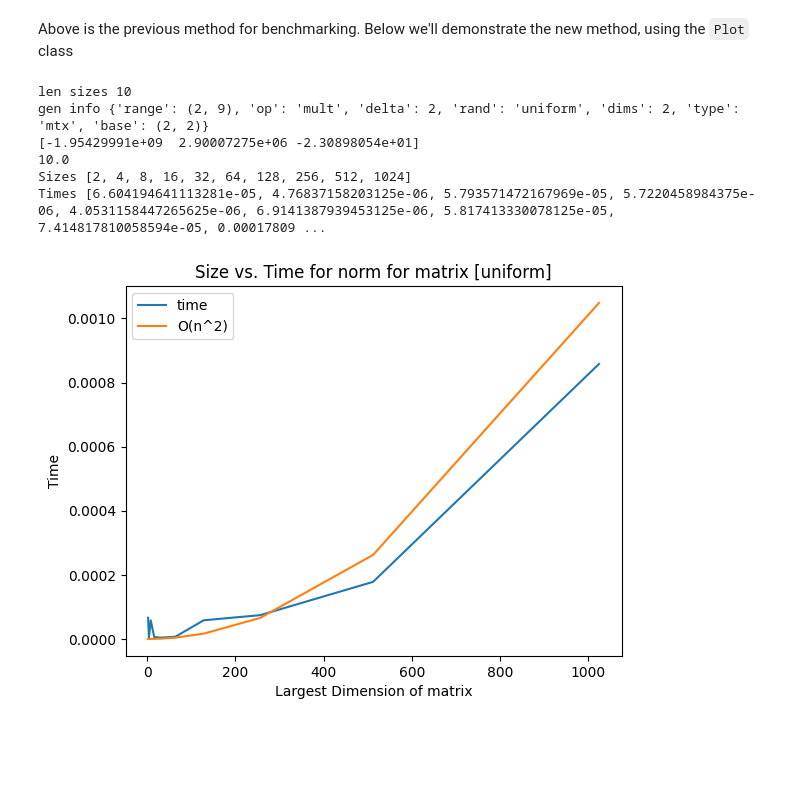
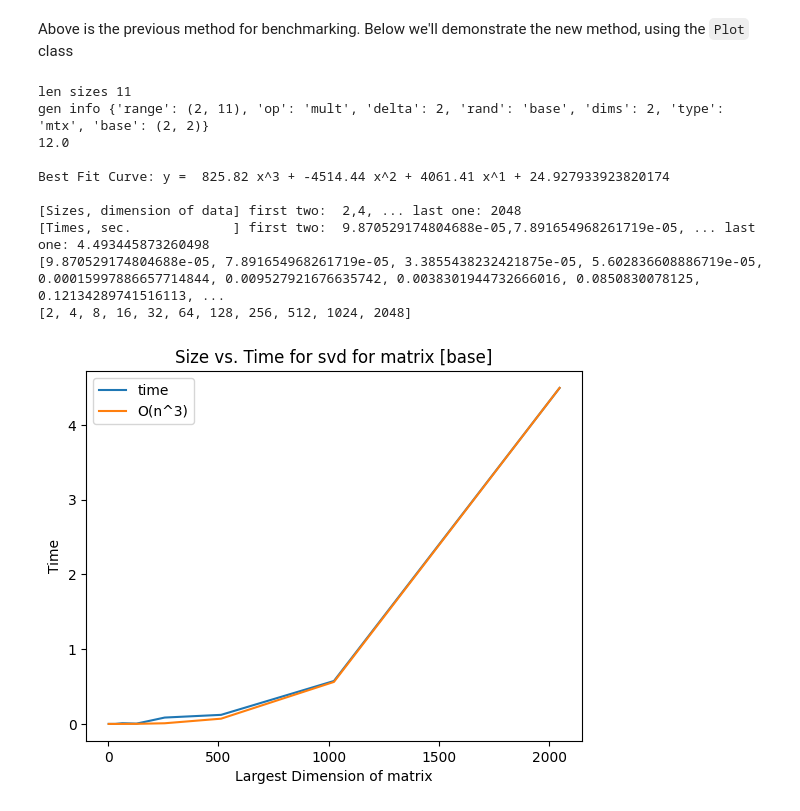
Before and after one commit to DolevArtzi/algsforbigdata, a Jupyter notebook: regression_testing.ipynb, the cells around one changed output. Saved outputs shown, nothing was run; the diff lists cells and outputs as text; code cells hidden in the pictures; blank space fills up the shorter version.

Commit message:
add normalized theoretical times, works I think

```diff
--- a/regression_testing.ipynb
+++ b/regression_testing.ipynb
@@ -114,29 +116,42 @@ P.benchmark_np(np.mean,
 import numpy as np
 from plot import Plot
 P = Plot()
-dims = 2
+dims = 1
 P.benchmark_np(np.linalg.norm,
-               type_='sqmtx',
-               gen_info={'range':(2,9),'dims':dims,'rand':'uniform'},
+               type_='vec',
+               gen_info={'range':(2,19),'dims':dims,'rand':'uniform'},
                theory_info={'f':lambda x:x**dims,
                'label':f'O(n^{dims})'}
                )
-# %% [output]
-len sizes 10
-gen info {'range': (2, 9), 'op': 'mult', 'delta': 2, 'rand': 'uniform', 'dims': 2, 'type': 'mtx', 'base': (2, 2)}
-[-1.95429991e+09  2.90007275e+06 -2.30898054e+01]
-10.0
-Sizes [2, 4, 8, 16, 32, 64, 128, 256, 512, 1024]
-Times [6.604194641113281e-05, 4.76837158203125e-06, 5.793571472167969e-05, 5.7220458984375e-06, 4.0531158447265625e-06, 6.9141387939453125e-06, 5.817413330078125e-05, 7.414817810058594e-05, 0.00017809 ...
-[figure, removed]
 # %%
 import numpy as np
 from plot import Plot
 P = Plot()
 dims = 2
-P.benchmark_np(np.linalg.norm,
+theory_times,sizes = P.benchmark_np(np.linalg.svd,
                type_='sqmtx',
-               gen_info={'range':(2,11),'dims':dims,'rand':'exponential','rand_params':[1]},
-               theory_info={'f':lambda x:x**dims,
-               'label':f'O(n^{dims})'}
+               gen_info={'range':(2,11),'dims':dims,'rand':'base'},
+               theory_info={
+               'f':lambda x:(x**3)/(1.8*10**10), #18 * 10^9
+               'prediction':3,
+               'label':f'O(n^{3})'}
                )
+
+# print(sizes)
+# print('\n'*4)
+# polyfit = np.polyfit([t * 10**9 for t in theory_times],sizes,1)
+# dims = len(polyfit)-1
+# fit_str = ' + '.join([f'{polyfit[i]:.2f} x^{dims-i}' for i in range(dims)])
+# print('Best Fit for Theory Sizes: y = ',fit_str + ' + ' + str(polyfit[-1]))
+# %% [output]
+len sizes 11
+gen info {'range': (2, 11), 'op': 'mult', 'delta': 2, 'rand': 'base', 'dims': 2, 'type': 'mtx', 'base': (2, 2)}
+12.0
+
+Best Fit Curve: y =  825.82 x^3 + -4514.44 x^2 + 4061.41 x^1 + 24.927933923820174
+
+[Sizes, dimension of data] first two:  2,4, ... last one: 2048
+[Times, sec.             ] first two:  9.870529174804688e-05,7.891654968261719e-05, ... last one: 4.493445873260498
+[9.870529174804688e-05, 7.891654968261719e-05, 3.3855438232421875e-05, 5.602836608886719e-05, 0.00015997886657714844, 0.009527921676635742, 0.0038301944732666016, 0.0850830078125, 0.12134289741516113, ...
+[2, 4, 8, 16, 32, 64, 128, 256, 512, 1024, 2048]
+[figure, added]
```
Also changed, not shown: parts of 6 cells of this notebook, 1 other file.
